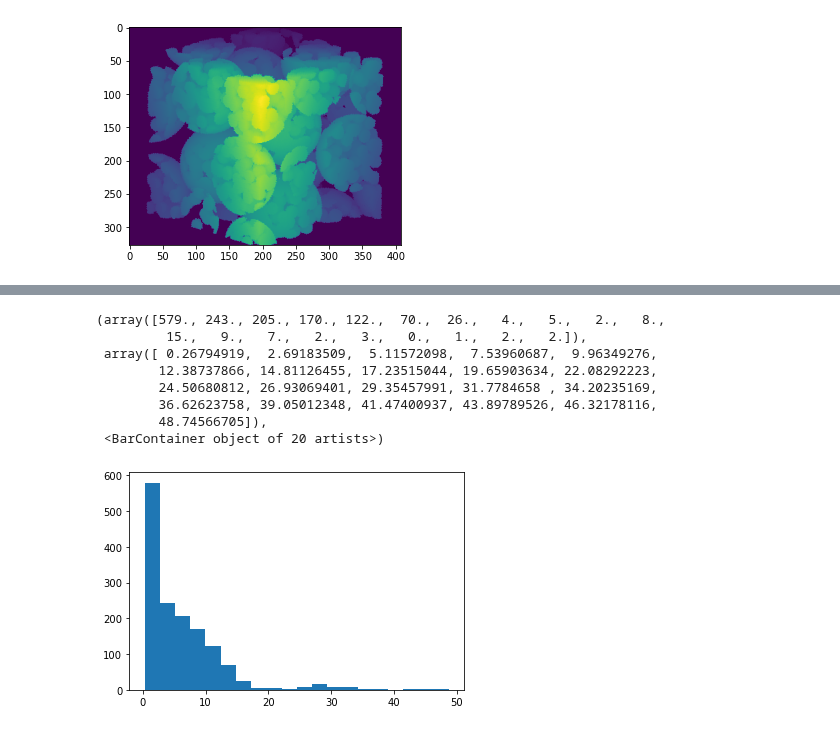
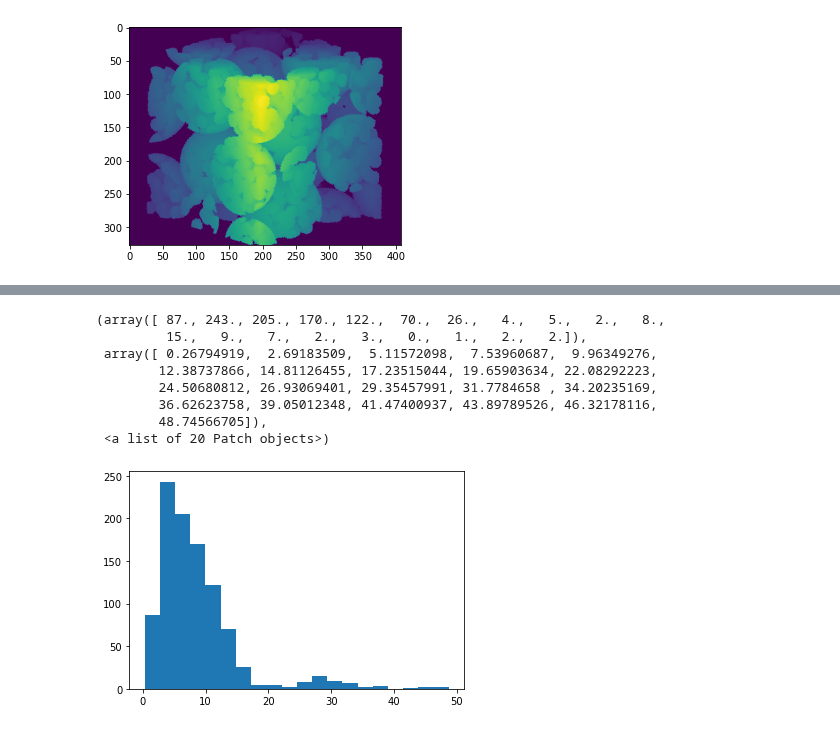
Before and after one commit to akkendrick/LABMOPS, a Jupyter notebook: analyze3Dsim.ipynb, the cells around one changed output, grey strips where cells are left out. Drawn from its saved outputs; the diff is of its cells as text; code cells hidden in the pictures.

```diff
--- a/analyze3Dsim.ipynb
+++ b/analyze3Dsim.ipynb
@@ -79,3 +55,5 @@ Applying Gaussian blur with sigma = 0.4
 Initial number of peaks:  1548
 Peaks after trimming saddle points:  1005
 Peaks after trimming nearby peaks:  983
+# %%
+poreInfo = ps.networks.regions_to_network(snowFilt.regions)
@@ -167,16 +165,16 @@ plt.hist(poreVelNorm, bins=n_bins)
 # %%
 # Plot histogram of pore diameters
 
-poreDiam = pn['pore.diameter']
+poreDiam = poreInfo['pore.diameter']
 plt.hist(poreDiam, bins=20)
 # %% [output]
-(array([579., 243., 205., 170., 122.,  70.,  26.,   4.,   5.,   2.,   8.,
+(array([ 87., 243., 205., 170., 122.,  70.,  26.,   4.,   5.,   2.,   8.,
          15.,   9.,   7.,   2.,   3.,   0.,   1.,   2.,   2.]),
  array([ 0.26794919,  2.69183509,  5.11572098,  7.53960687,  9.96349276,
         12.38737866, 14.81126455, 17.23515044, 19.65903634, 22.08292223,
         24.50680812, 26.93069401, 29.35457991, 31.7784658 , 34.20235169,
         36.62623758, 39.05012348, 41.47400937, 43.89789526, 46.32178116,
         48.74566705]),
- <BarContainer object of 20 artists>)
+ <a list of 20 Patch objects>)
-[figure, old version]
+[figure, new version]
 # %%
```
Also changed, not shown: parts of 16 cells of this notebook.
